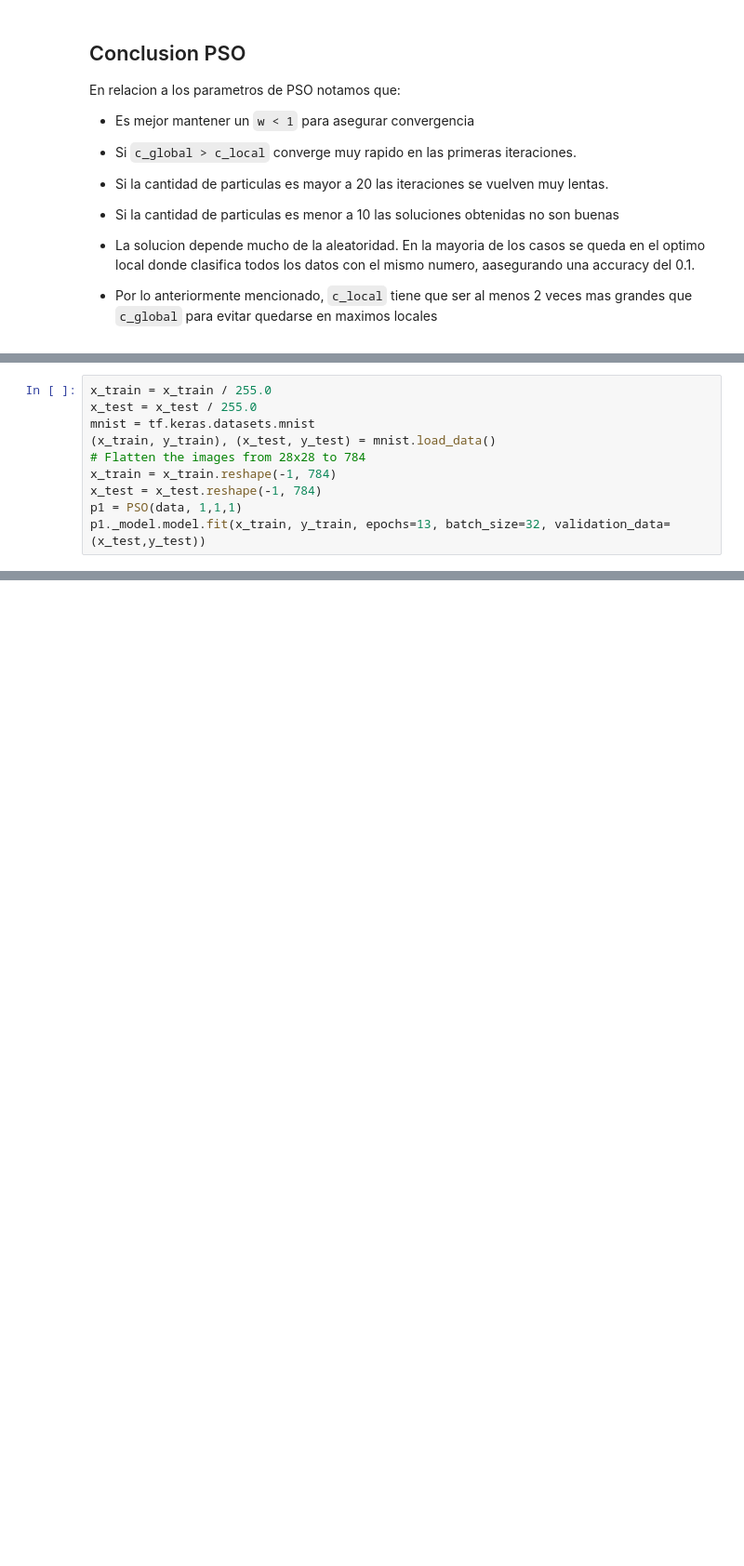
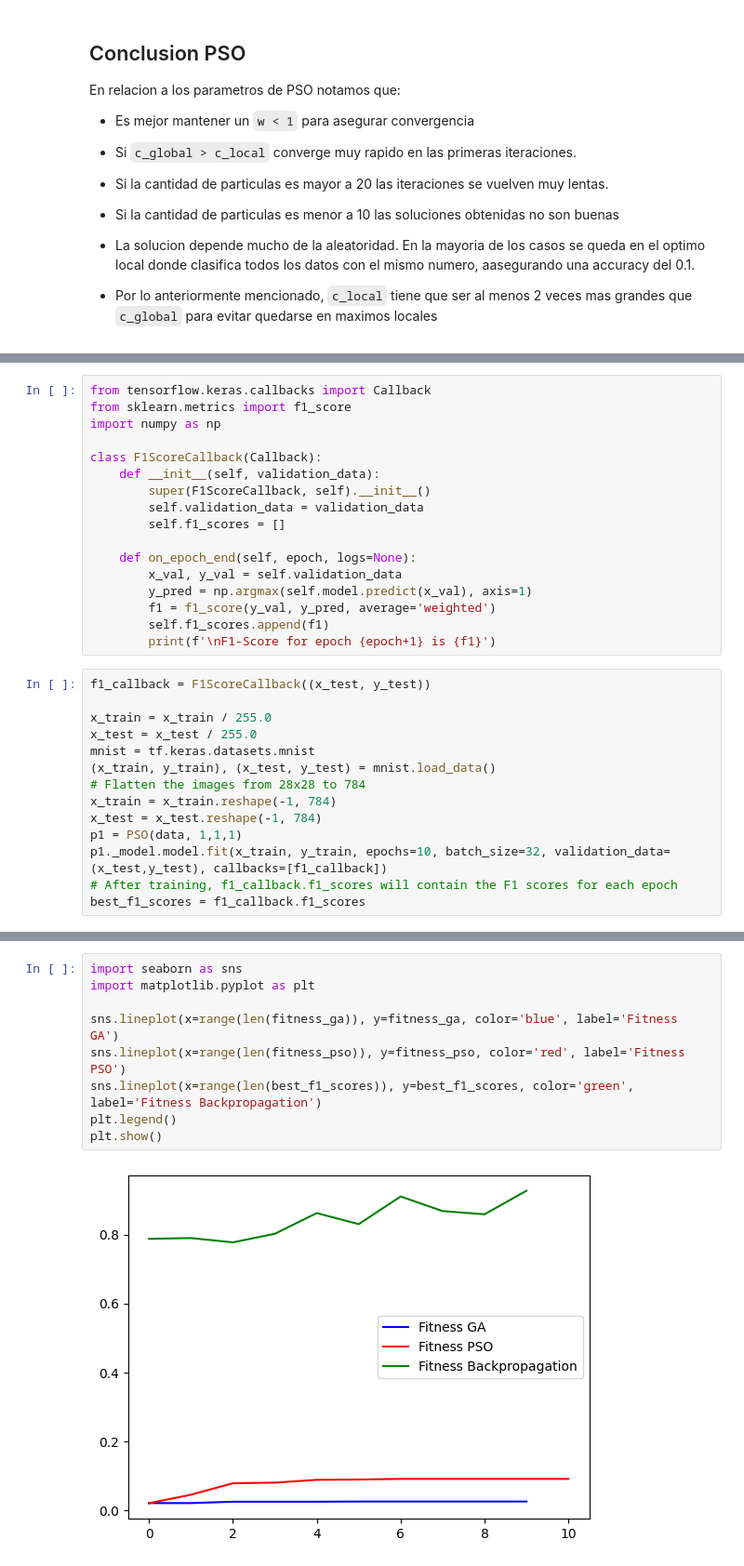
Before and after one commit to leo-hoet/minst_nn_optimizers, a Jupyter notebook: demo.ipynb, the cells around one changed output, grey strips where cells are left out. Shown: that part at 93% size. Drawn from its saved outputs; the diff is of its cells as text; blank space fills up the shorter version.

```diff
--- a/demo.ipynb
+++ b/demo.ipynb
@@ -150,4 +201,23 @@ clasifica todos los datos con el mismo numero, aasegurando una accuracy del 0.1.
+# %%
+from tensorflow.keras.callbacks import Callback
+from sklearn.metrics import f1_score
+import numpy as np
+
+class F1ScoreCallback(Callback):
+    def __init__(self, validation_data):
+        super(F1ScoreCallback, self).__init__()
+        self.validation_data = validation_data
+        self.f1_scores = []
+
+    def on_epoch_end(self, epoch, logs=None):
+        x_val, y_val = self.validation_data
+        y_pred = np.argmax(self.model.predict(x_val), axis=1)
+        f1 = f1_score(y_val, y_pred, average='weighted')
+        self.f1_scores.append(f1)
+        print(f'\nF1-Score for epoch {epoch+1} is {f1}')
 # %%
+f1_callback = F1ScoreCallback((x_test, y_test))
+
 x_train = x_train / 255.0
 x_test = x_test / 255.0
 mnist = tf.keras.datasets.mnist
@@ -156,5 +226,7 @@ mnist = tf.keras.datasets.mnist
 x_train = x_train.reshape(-1, 784)
 x_test = x_test.reshape(-1, 784)
 p1 = PSO(data, 1,1,1)
-p1._model.model.fit(x_train, y_train, epochs=13, batch_size=32, validation_data=(x_test,y_test))
+p1._model.model.fit(x_train, y_train, epochs=10, batch_size=32, validation_data=(x_test,y_test), callbacks=[f1_callback])
+# After training, f1_callback.f1_scores will contain the F1 scores for each epoch
+best_f1_scores = f1_callback.f1_scores
 # %% [output]
@@ -235,0 +260,11 @@ Iter 9 best fitness: 0.102. Global best 0.568
+# %%
+import seaborn as sns
+import matplotlib.pyplot as plt
+
+sns.lineplot(x=range(len(fitness_ga)), y=fitness_ga, color='blue', label='Fitness GA')
+sns.lineplot(x=range(len(fitness_pso)), y=fitness_pso, color='red', label='Fitness PSO')
+sns.lineplot(x=range(len(best_f1_scores)), y=best_f1_scores, color='green', label='Fitness Backpropagation')
+plt.legend()
+plt.show()
+# %% [output]
+[figure, added]
```
Also changed, not shown: parts of 18 cells of this notebook, 2 other files.
